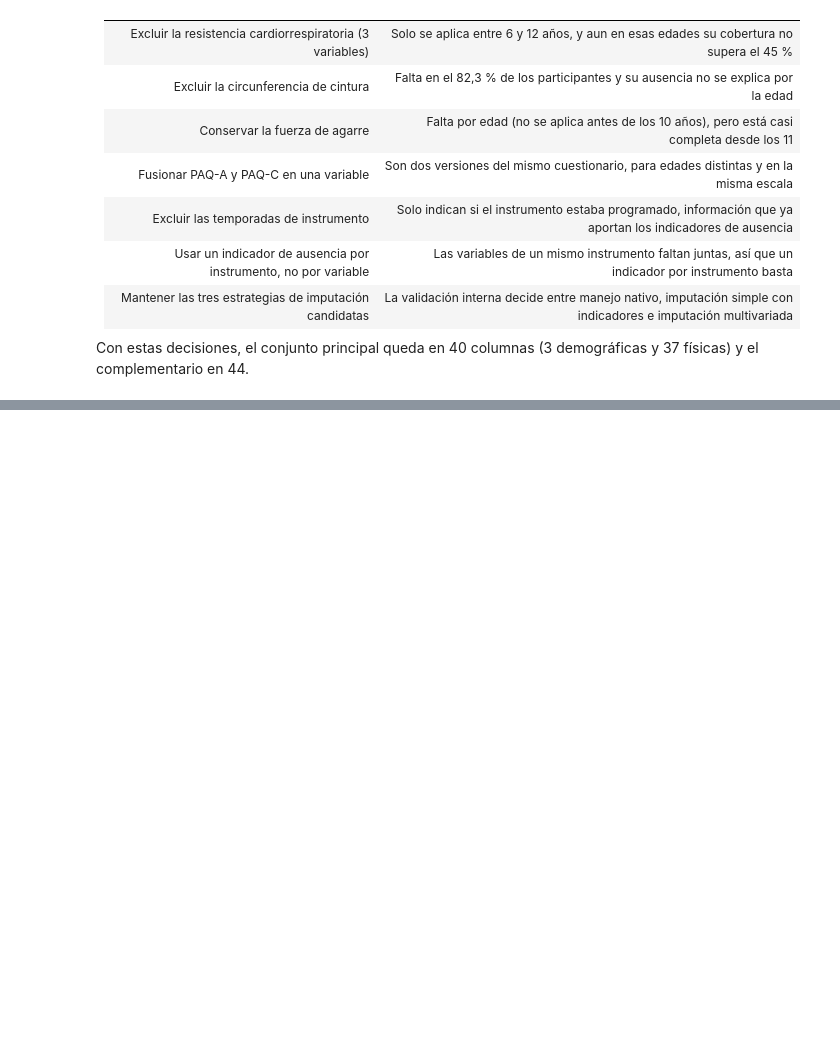
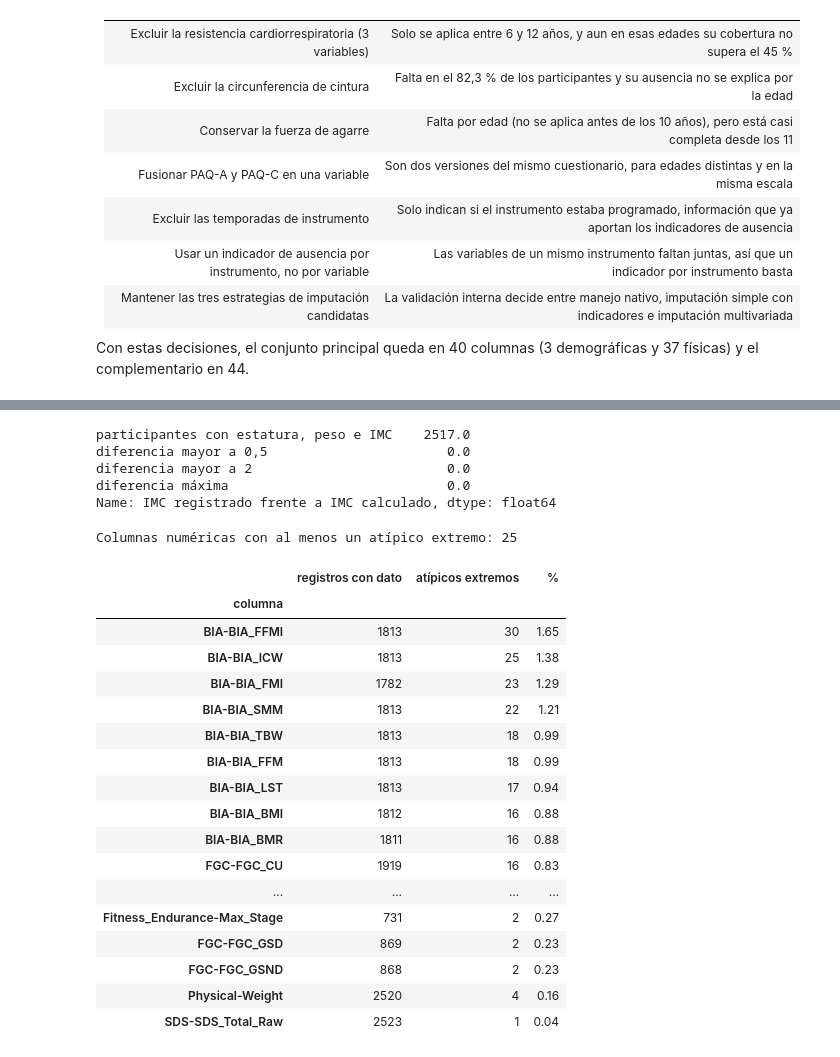
Before and after one commit to juanestebancg2806/piu-severity-prediction, a Jupyter notebook: notebooks/01_eda.ipynb, the cells around one changed output, grey strips where cells are left out. Saved outputs shown, nothing was run; the diff lists cells and outputs as text; code cells hidden in the pictures; blank space fills up the shorter version.

```diff
--- a/notebooks/01_eda.ipynb
+++ b/notebooks/01_eda.ipynb
@@ -1208,0 +1422,63 @@ Con estas decisiones, el conjunto principal queda en 40 columnas (3 demográfica
+# %%
+medidas_imc = depurado[["Physical-Height", "Physical-Weight", "Physical-BMI"]].dropna()
+imc_calculado = 703 * medidas_imc["Physical-Weight"] / medidas_imc["Physical-Height"] ** 2
+diferencia_imc = (medidas_imc["Physical-BMI"] - imc_calculado).abs()
+
+pd.Series(
+    {
+        "participantes con estatura, peso e IMC": len(medidas_imc),
+        "diferencia mayor a 0,5": (diferencia_imc > 0.5).sum(),
+        "diferencia mayor a 2": (diferencia_imc > 2).sum(),
+        "diferencia máxima": round(diferencia_imc.max(), 2),
+    },
+    name="IMC registrado frente a IMC calculado",
+)
+# %% [output]
+participantes con estatura, peso e IMC    2517.0
+diferencia mayor a 0,5                       0.0
+diferencia mayor a 2                         0.0
+diferencia máxima                            0.0
+Name: IMC registrado frente a IMC calculado, dtype: float64
+# %%
+columnas_numericas = estructura.index[estructura["tipo_analitico"] == "numérica"]
+
+cuartil_1 = depurado[columnas_numericas].quantile(0.25)
+cuartil_3 = depurado[columnas_numericas].quantile(0.75)
+rango_intercuartil = cuartil_3 - cuartil_1
+atipicos = (depurado[columnas_numericas] < cuartil_1 - 3 * rango_intercuartil) | (
+    depurado[columnas_numericas] > cuartil_3 + 3 * rango_intercuartil
+)
+
+tabla_atipicos = pd.DataFrame(
+    {
+        "registros con dato": depurado[columnas_numericas].notna().sum(),
+        "atípicos extremos": atipicos.sum(),
+    }
+)
+tabla_atipicos["%"] = (
+    100 * tabla_atipicos["atípicos extremos"] / tabla_atipicos["registros con dato"]
+).round(2)
+tabla_atipicos.index.name = "columna"
+
+print(f"Columnas numéricas con al menos un atípico extremo: {(tabla_atipicos['atípicos extremos'] > 0).sum()}")
+tabla_atipicos[tabla_atipicos["atípicos extremos"] > 0].sort_values("%", ascending=False)
+# %% [output]
+Columnas numéricas con al menos un atípico extremo: 25
+|  | registros con dato | atípicos extremos | % |
+| columna |  |  |  |
+| BIA-BIA_FFMI | 1813 | 30 | 1.65 |
+| BIA-BIA_ICW | 1813 | 25 | 1.38 |
+| BIA-BIA_FMI | 1782 | 23 | 1.29 |
+| BIA-BIA_SMM | 1813 | 22 | 1.21 |
+| BIA-BIA_TBW | 1813 | 18 | 0.99 |
+| BIA-BIA_FFM | 1813 | 18 | 0.99 |
+| BIA-BIA_LST | 1813 | 17 | 0.94 |
+| BIA-BIA_BMI | 1812 | 16 | 0.88 |
+| BIA-BIA_BMR | 1811 | 16 | 0.88 |
+| FGC-FGC_CU | 1919 | 16 | 0.83 |
+| ... | ... | ... | ... |
+| Fitness_Endurance-Max_Stage | 731 | 2 | 0.27 |
+| FGC-FGC_GSD | 869 | 2 | 0.23 |
+| FGC-FGC_GSND | 868 | 2 | 0.23 |
+| Physical-Weight | 2520 | 4 | 0.16 |
+| SDS-SDS_Total_Raw | 2523 | 1 | 0.04 |
```
Also changed, not shown: parts of 7 cells of this notebook, 4 other files.
